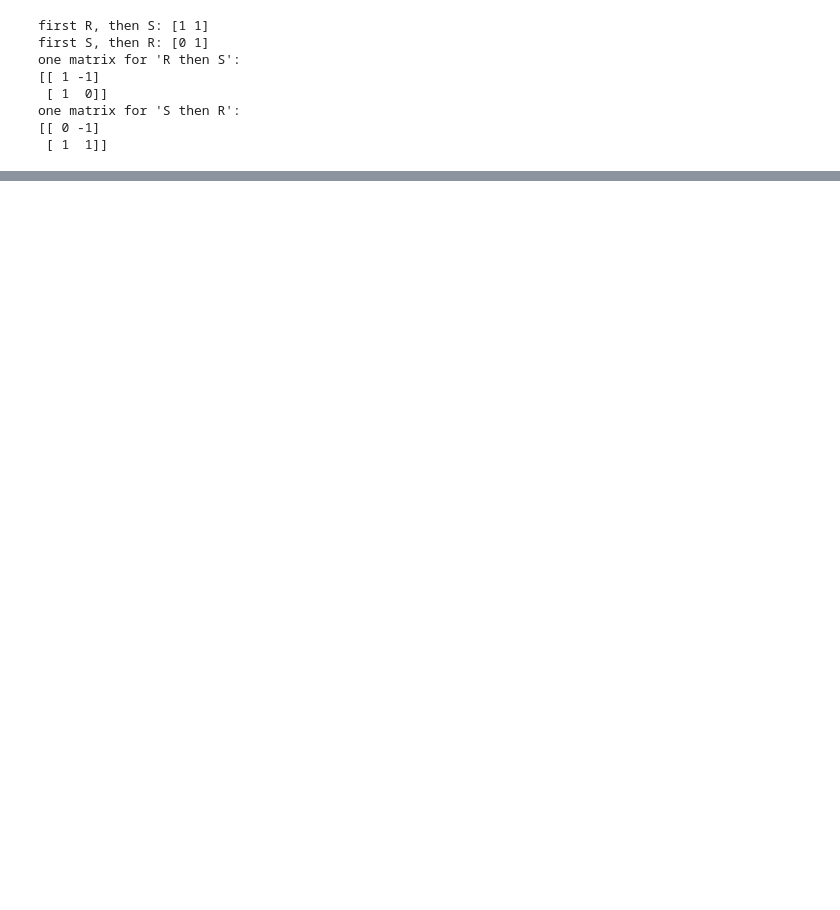
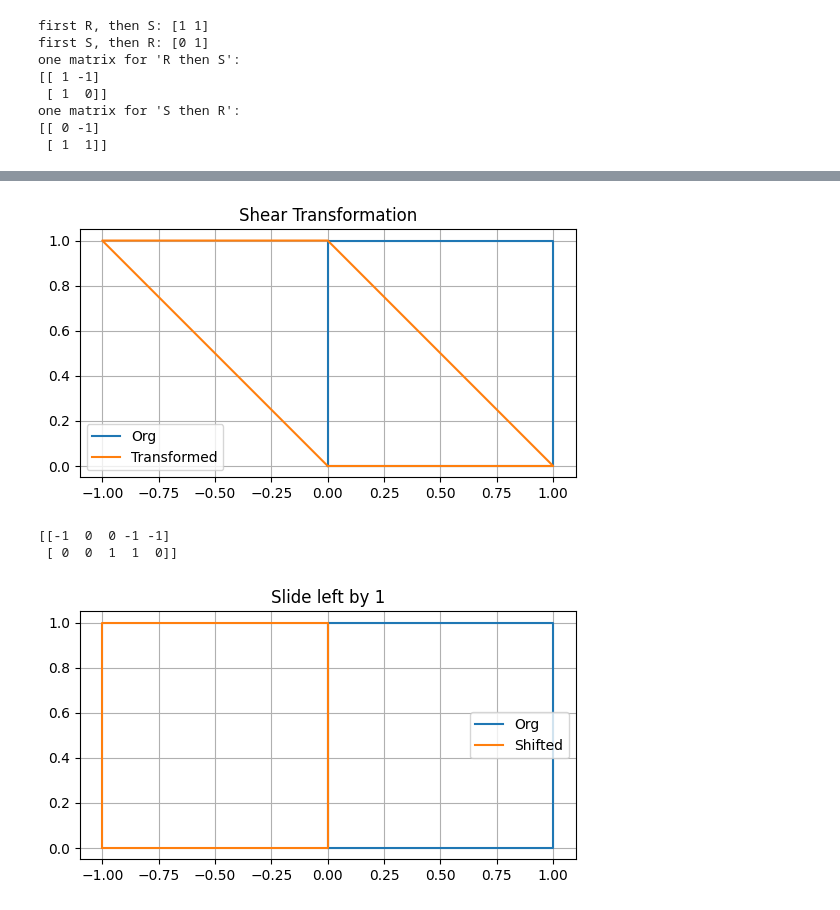
Before and after one commit to AsfandyarFarooqi/learning-log, a Jupyter notebook: week02_matrices.ipynb, the cells around one changed output, grey strips where cells are left out. Saved outputs shown, nothing was run; the diff lists cells and outputs as text; code cells hidden in the pictures; blank space fills up the shorter version.

```diff
--- a/week02_matrices.ipynb
+++ b/week02_matrices.ipynb
@@ -28,0 +61,38 @@ one matrix for 'S then R':
+# %%
+import numpy as np
+import matplotlib.pyplot as plt
+
+square=np.array([[0,1,1,0,0],
+                [0,0,1,1,0]])
+shear_S=np.array([[1,-1],
+                  [0,1]])
+theta = np.radians(30)
+R = np.array([[np.cos(theta), -np.sin(theta)],
+              [np.sin(theta),  np.cos(theta)]])
+transformed_square=shear_S@square
+
+plt.plot(square[0],square[1],label='Org')
+plt.plot(transformed_square[0],transformed_square[1],label='Transformed')
+plt.gca().set_aspect("equal")
+plt.grid(True)
+plt.legend()
+plt.title('Shear Transformation')
+plt.show()
+
+shift = np.array([[-1],
+                  [ 0]])
+moved = square + shift
+print(moved)
+
+plt.plot(square[0], square[1], label="Org")
+plt.plot(moved[0], moved[1], label="Shifted")
+plt.gca().set_aspect("equal")
+plt.grid(True)
+plt.legend()
+plt.title("Slide left by 1")
+plt.show()
+# %% [output]
+[figure, added]
+[[-1  0  0 -1 -1]
+ [ 0  0  1  1  0]]
+[figure, added]
```
Also changed, not shown: parts of 2 cells of this notebook.
